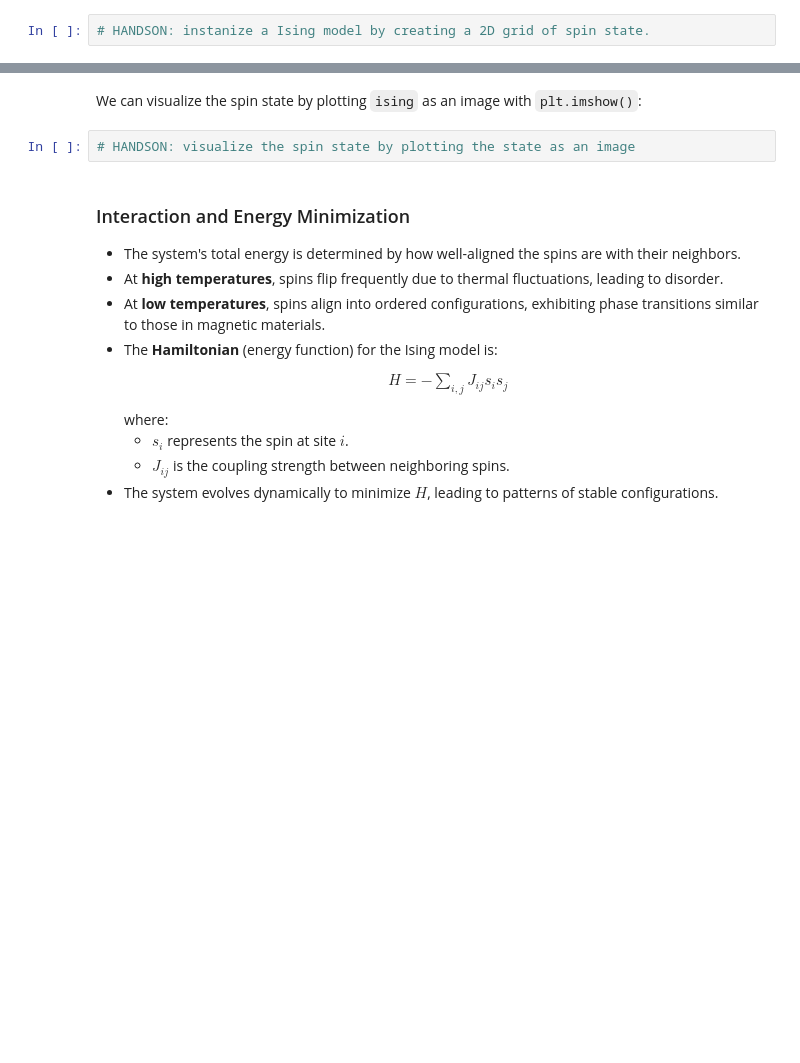
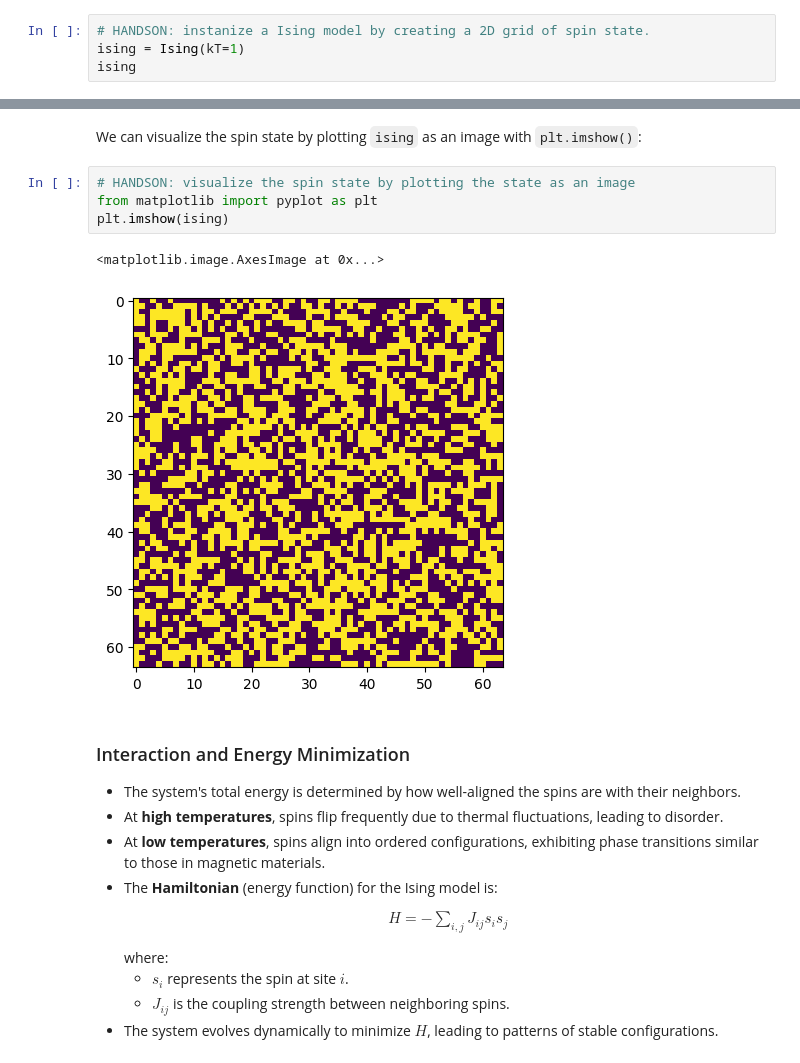
Before and after one commit to jaknepler/phys305, a Jupyter notebook: docs/19/notes.ipynb, the cells around one changed output, grey strips where cells are left out. Cells and saved outputs as stored; diff of their text form; blank space fills up the shorter version.

```diff
--- a/docs/19/notes.ipynb
+++ b/docs/19/notes.ipynb
@@ -76,3 +76,5 @@ class Ising(np.ndarray):
 With the class `Ising`, we can now instanize a Ising model by creating a 2D grid of spin state:
 # %%
 # HANDSON: instanize a Ising model by creating a 2D grid of spin state.
+ising = Ising(kT=1)
+ising
@@ -80,6 +90,11 @@ With the class `Ising`, we can now instanize a Ising model by creating a 2D grid
 We can visualize the spin state by plotting `ising` as an image with `plt.imshow()`:
 # %%
 # HANDSON: visualize the spin state by plotting the state as an image
+from matplotlib import pyplot as plt
+plt.imshow(ising)
+# %% [output]
+<matplotlib.image.AxesImage at 0x...>
+[figure, added]
 # %% [markdown]
 ### Interaction and Energy Minimization
 
```
Also changed, not shown: parts of 31 cells of this notebook, 3 other files.
